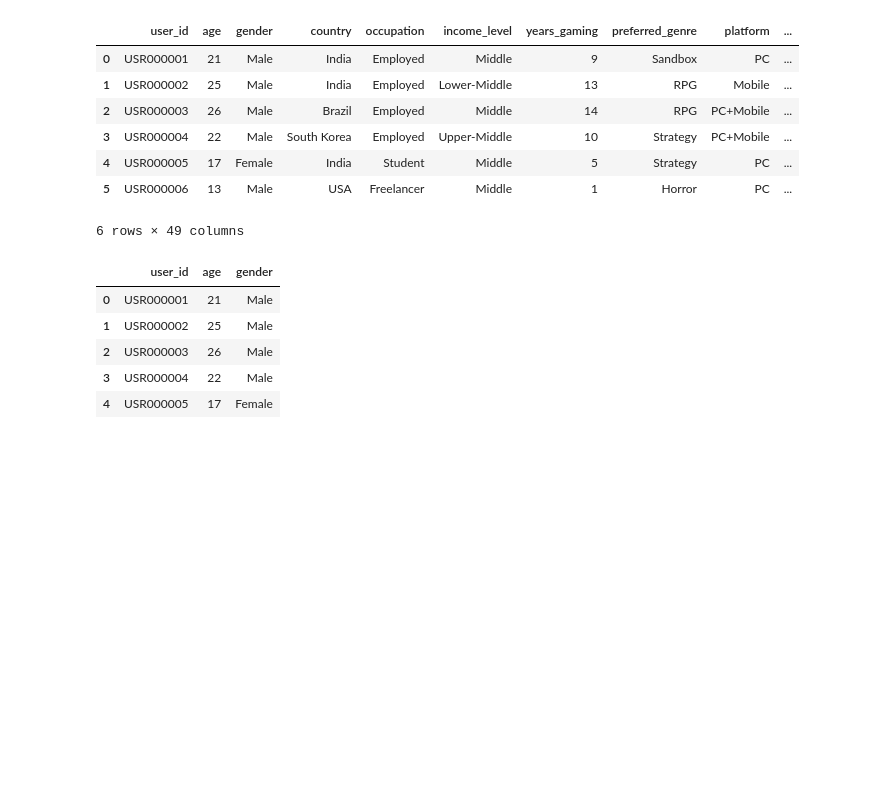
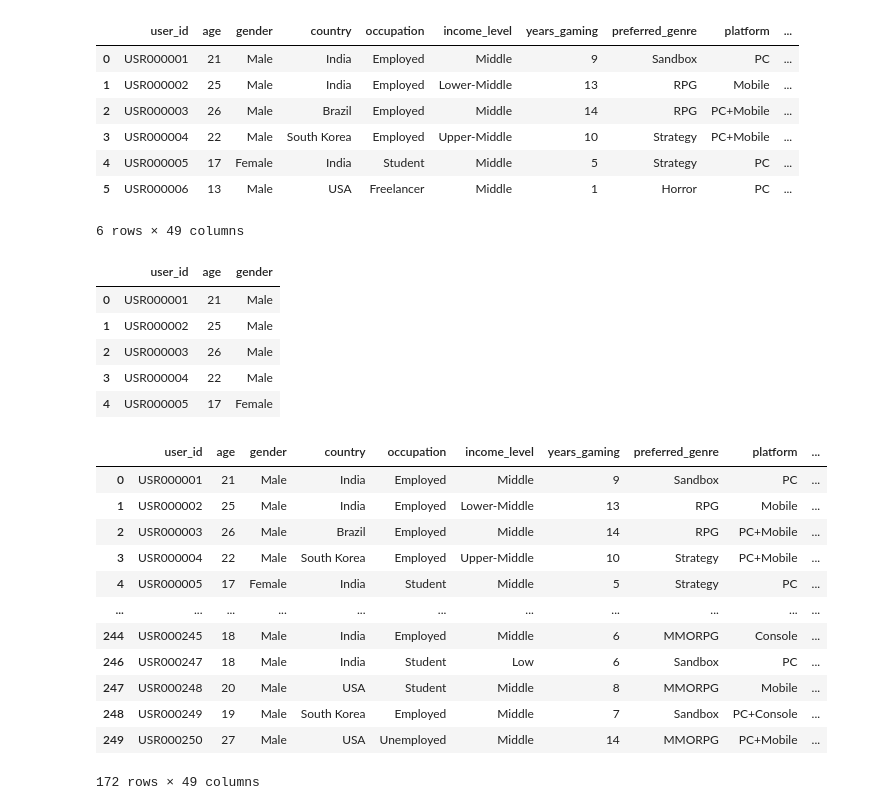
Before and after one commit to rupahli/AIML, a Jupyter notebook: Code/jsonpanda.ipynb, the cells around one changed output. Cells and saved outputs as stored; diff of their text form; code cells hidden in the pictures; blank space fills up the shorter version.

```diff
--- a/Code/jsonpanda.ipynb
+++ b/Code/jsonpanda.ipynb
@@ -375,3 +377,31 @@ df.iloc[0:5,0:3] # -- Accessing the first 5 rows and the first 3 columns of the
 | 2 | USR000003 | 26 | Male |
 | 3 | USR000004 | 22 | Male |
 | 4 | USR000005 | 17 | Female |
+# %%
+import pandas as pd
+
+# data taken from https://www.kaggle.com/datasets/ajitashwath/gaming-addiction-dataset
+df= pd.read_csv(r"C:\Users\KITTU-PALKIN\OneDrive\Documents\Rupahli\GUVI\AIML\Data\gaming_addiction.csv") # -- Reading a CSV file into a DataFrame
+condition = df['country'] =='India' # -- Creating a condition to filter the DataFrame for entries where the 'age' column is greater than 30
+df[condition] # -- Applying the condition to the DataFrame to see the entries that meet the specified criteria (in this case, entries where the 'country' column is equal to 'India')
+
+
+
+Condition = df['country'] =='India'
+condition2 = df['gender'] == 'Male'
+df[Condition & condition2] # -- Applying both conditions to the DataFrame to see the entries that meet both criteria (in this case, entries where the 'country' column is equal to 'India' and the '
+df[Condition | condition2] # -- Applying either condition to the DataFrame to see the entries that meet at least one of the criteria (in this case, entries where the 'country' column is equal to 'India' or the '
+# %% [output]
+|  | user_id | age | gender | country | occupation | income_level | years_gaming | preferred_genre | platform | ... |
+| 0 | USR000001 | 21 | Male | India | Employed | Middle | 9 | Sandbox | PC | ... |
+| 1 | USR000002 | 25 | Male | India | Employed | Lower-Middle | 13 | RPG | Mobile | ... |
+| 2 | USR000003 | 26 | Male | Brazil | Employed | Middle | 14 | RPG | PC+Mobile | ... |
+| 3 | USR000004 | 22 | Male | South Korea | Employed | Upper-Middle | 10 | Strategy | PC+Mobile | ... |
+| 4 | USR000005 | 17 | Female | India | Student | Middle | 5 | Strategy | PC | ... |
+| ... | ... | ... | ... | ... | ... | ... | ... | ... | ... | ... |
+| 244 | USR000245 | 18 | Male | India | Employed | Middle | 6 | MMORPG | Console | ... |
+| 246 | USR000247 | 18 | Male | India | Student | Low | 6 | Sandbox | PC | ... |
+| 247 | USR000248 | 20 | Male | USA | Student | Middle | 8 | MMORPG | Mobile | ... |
+| 248 | USR000249 | 19 | Male | South Korea | Employed | Middle | 7 | Sandbox | PC+Console | ... |
+| 249 | USR000250 | 27 | Male | USA | Unemployed | Middle | 14 | MMORPG | PC+Mobile | ... |
+172 rows × 49 columns
```
Also changed, not shown: parts of 2 cells of this notebook, 1 other file.
